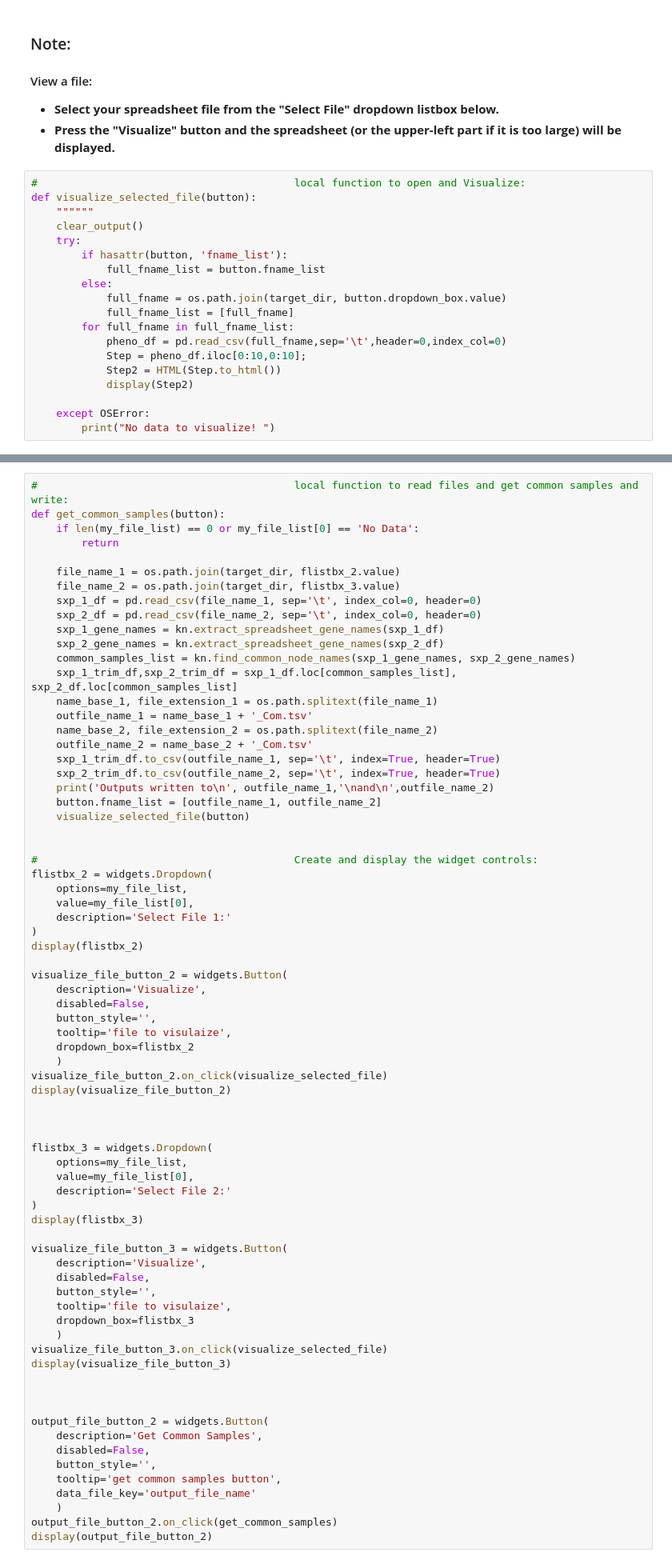
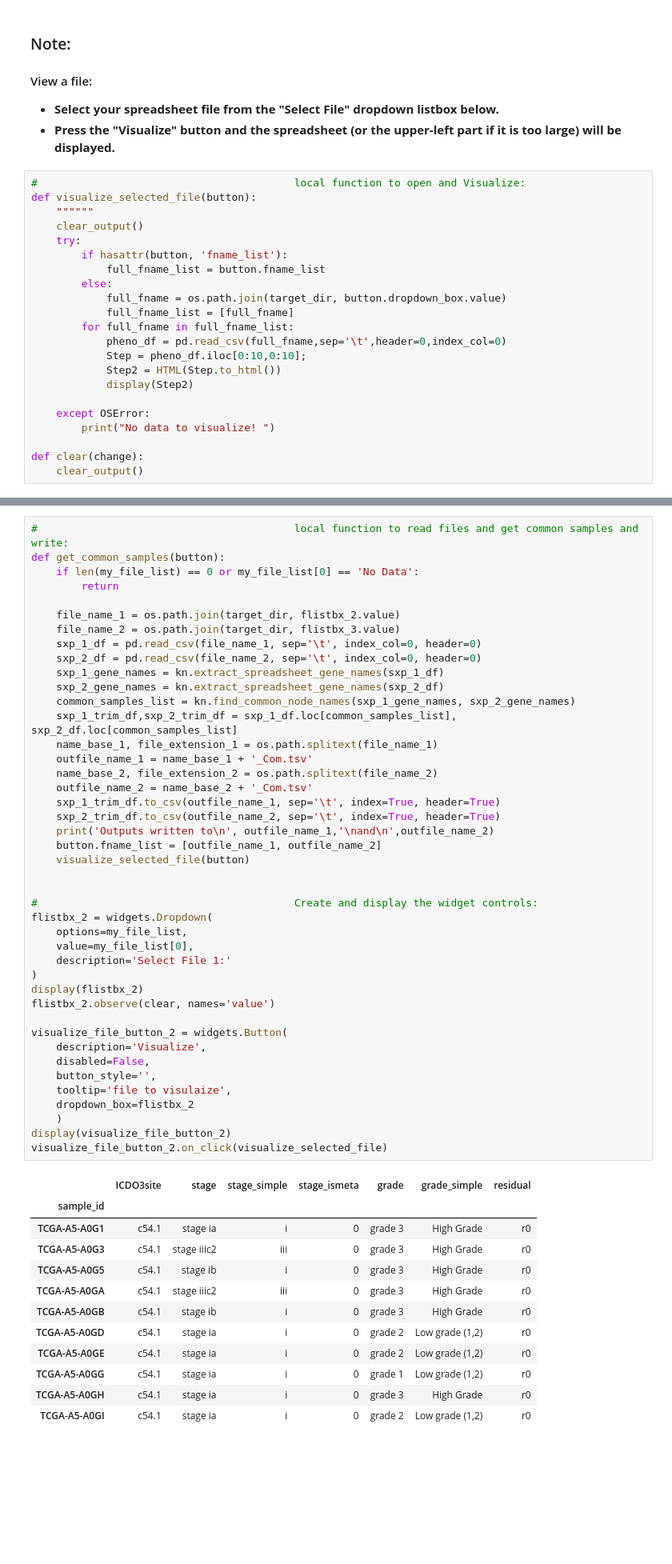
Before and after one commit to XikunZhang/knoweng_transform, a Jupyter notebook: run_transform/all_in_one.ipynb, the cells around one changed output, grey strips where cells are left out. Shown at 80% size. Saved outputs shown, nothing was run; the diff lists cells and outputs as text; blank space fills up the shorter version.

Commit message:
add clear_output funtionality to common_samples

```diff
--- a/run_transform/all_in_one.ipynb
+++ b/run_transform/all_in_one.ipynb
@@ -73,6 +73,9 @@ def visualize_selected_file(button):
 
     except OSError:
         print("No data to visualize! ")
+
+def clear(change):
+    clear_output()
 # %% [markdown]
 <a id='transpose'></a>
 # %% [markdown]
@@ -147,62 +154,45 @@ def get_common_samples(button):
     sxp_2_gene_names = kn.extract_spreadsheet_gene_names(sxp_2_df)
     common_samples_list = kn.find_common_node_names(sxp_1_gene_names, sxp_2_gene_names)
     sxp_1_trim_df,sxp_2_trim_df = sxp_1_df.loc[common_samples_list], sxp_2_df.loc[common_samples_list]
     name_base_1, file_extension_1 = os.path.splitext(file_name_1)
     outfile_name_1 = name_base_1 + '_Com.tsv'
     name_base_2, file_extension_2 = os.path.splitext(file_name_2)
     outfile_name_2 = name_base_2 + '_Com.tsv'
     sxp_1_trim_df.to_csv(outfile_name_1, sep='\t', index=True, header=True)
     sxp_2_trim_df.to_csv(outfile_name_2, sep='\t', index=True, header=True)
     print('Outputs written to\n', outfile_name_1,'\nand\n',outfile_name_2)
     button.fname_list = [outfile_name_1, outfile_name_2]
     visualize_selected_file(button)
 
 
 #                                         Create and display the widget controls:
 flistbx_2 = widgets.Dropdown(
     options=my_file_list,
     value=my_file_list[0],
     description='Select File 1:'
 )
 display(flistbx_2)
+flistbx_2.observe(clear, names='value')
 
 visualize_file_button_2 = widgets.Button(
     description='Visualize',
     disabled=False,
     button_style='',
     tooltip='file to visulaize',
     dropdown_box=flistbx_2
     )
+display(visualize_file_button_2)
 visualize_file_button_2.on_click(visualize_selected_file)
-display(visualize_file_button_2)
-
-
-
-flistbx_3 = widgets.Dropdown(
-    options=my_file_list,
-    value=my_file_list[0],
-    description='Select File 2:'
-)
-display(flistbx_3)
-
-visualize_file_button_3 = widgets.Button(
-    description='Visualize',
-    disabled=False,
-    button_style='',
-    tooltip='file to visulaize',
-    dropdown_box=flistbx_3
-    )
-visualize_file_button_3.on_click(visualize_selected_file)
-display(visualize_file_button_3)
-
-
-
-output_file_button_2 = widgets.Button(
-    description='Get Common Samples',
-    disabled=False,
-    button_style='',
-    tooltip='get common samples button',
-    data_file_key='output_file_name'
-    )
-output_file_button_2.on_click(get_common_samples)
-display(output_file_button_2)
+# %% [output]
+|  | ICDO3site | stage | stage_simple | stage_ismeta | grade | grade_simple | residual |
+| sample_id |  |  |  |  |  |  |  |
+| TCGA-A5-A0G1 | c54.1 | stage ia | i | 0 | grade 3 | High Grade | r0 |
+| TCGA-A5-A0G3 | c54.1 | stage iiic2 | iii | 0 | grade 3 | High Grade | r0 |
+| TCGA-A5-A0G5 | c54.1 | stage ib | i | 0 | grade 3 | High Grade | r0 |
+| TCGA-A5-A0GA | c54.1 | stage iiic2 | iii | 0 | grade 3 | High Grade | r0 |
+| TCGA-A5-A0GB | c54.1 | stage ib | i | 0 | grade 3 | High Grade | r0 |
+| TCGA-A5-A0GD | c54.1 | stage ia | i | 0 | grade 2 | Low grade (1,2) | r0 |
+| TCGA-A5-A0GE | c54.1 | stage ia | i | 0 | grade 2 | Low grade (1,2) | r0 |
+| TCGA-A5-A0GG | c54.1 | stage ia | i | 0 | grade 1 | Low grade (1,2) | r0 |
+| TCGA-A5-A0GH | c54.1 | stage ia | i | 0 | grade 3 | High Grade | r0 |
+| TCGA-A5-A0GI | c54.1 | stage ia | i | 0 | grade 2 | Low grade (1,2) | r0 |
```
Also changed, not shown: parts of 8 cells of this notebook.
